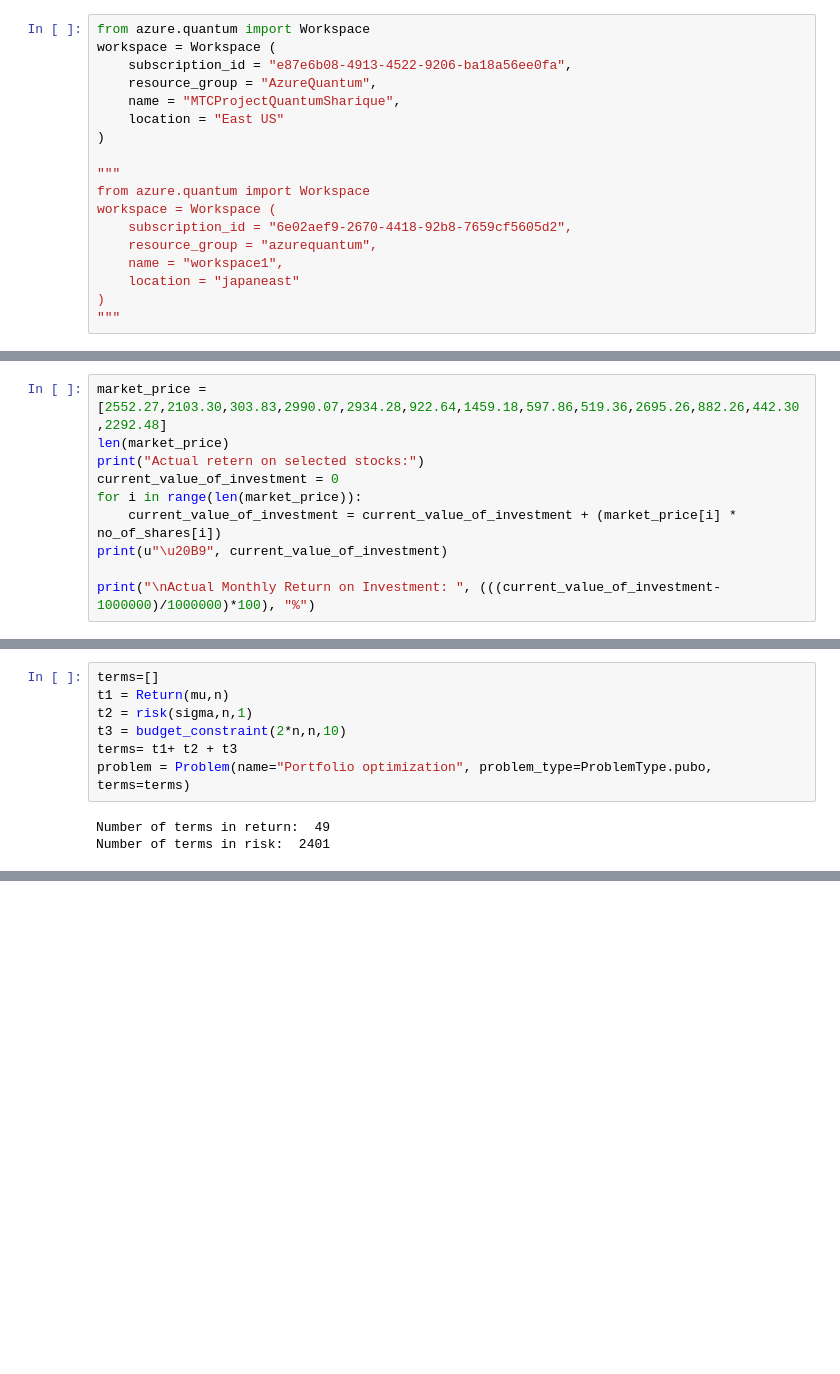
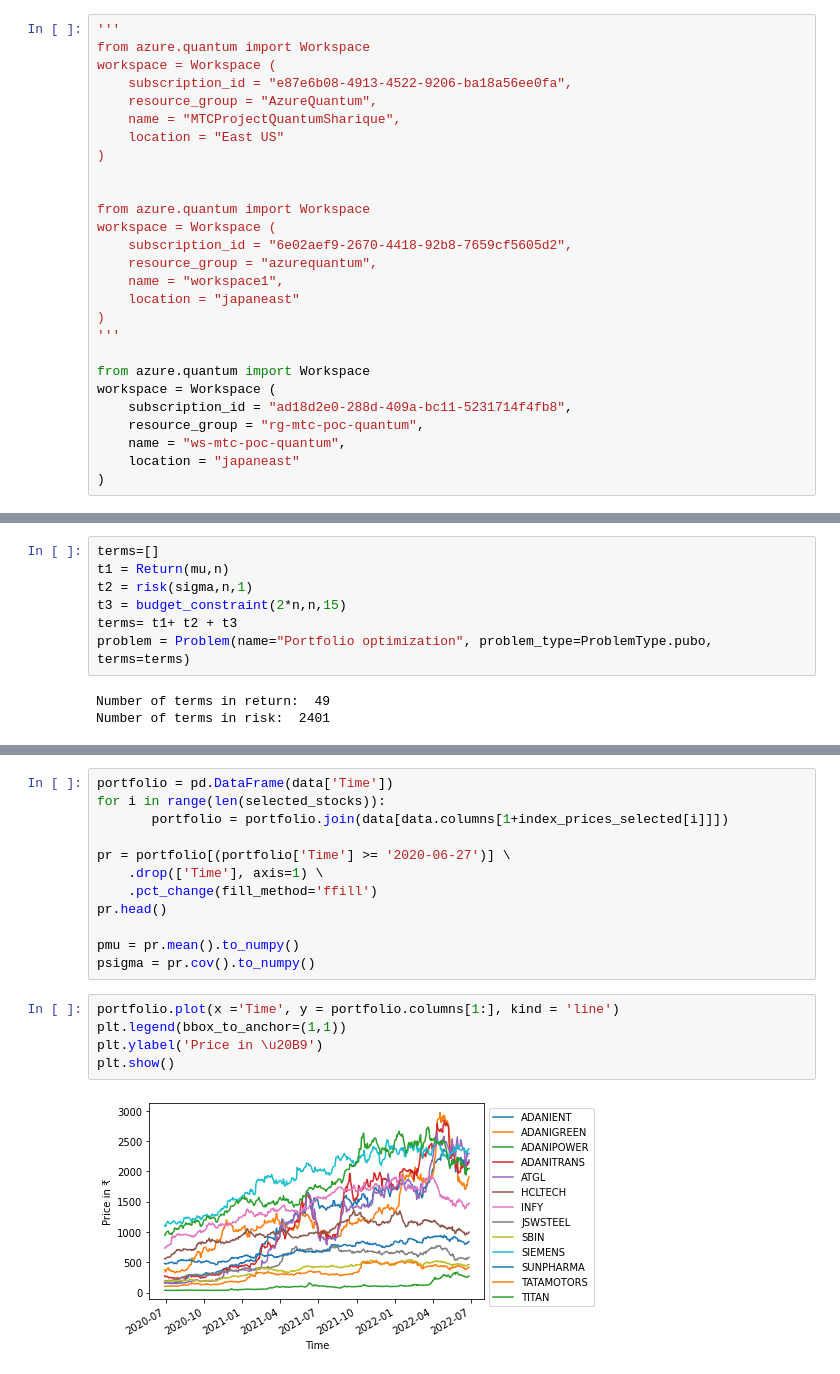
Before and after one commit to Ananyarao610/Project-Quantum, a Jupyter notebook: Portfolio optimzation_BSE.ipynb, the cells around one changed output, grey strips where cells are left out. Drawn from its saved outputs; the diff is of its cells as text; blank space fills up the shorter version.

```diff
--- a/Portfolio optimzation_BSE.ipynb
+++ b/Portfolio optimzation_BSE.ipynb
@@ -87,6 +87,7 @@ mu = r.mean().to_numpy()
 sigma = r.cov().to_numpy()
 n=len(stocks)
 # %%
+'''
 from azure.quantum import Workspace
 workspace = Workspace (
     subscription_id = "e87e6b08-4913-4522-9206-ba18a56ee0fa",
@@ -95,7 +96,7 @@ workspace = Workspace (
     location = "East US"
 )
 
-"""
+
 from azure.quantum import Workspace
 workspace = Workspace (
     subscription_id = "6e02aef9-2670-4418-92b8-7659cf5605d2",
@@ -103,4 +104,12 @@ workspace = Workspace (
     name = "workspace1",
     location = "japaneast"
 )
-"""
+'''
+
+from azure.quantum import Workspace
+workspace = Workspace (
+    subscription_id = "ad18d2e0-288d-409a-bc11-5231714f4fb8",
+    resource_group = "rg-mtc-poc-quantum",
+    name = "ws-mtc-poc-quantum",
+    location = "japaneast"
+)
@@ -359,10 +371,0 @@ Risk :  1.6369 %
-# %%
-market_price =[2552.27,2103.30,303.83,2990.07,2934.28,922.64,1459.18,597.86,519.36,2695.26,882.26,442.30,2292.48]
-len(market_price)
-print("Actual retern on selected stocks:")
-current_value_of_investment = 0
-for i in range(len(market_price)):
-    current_value_of_investment = current_value_of_investment + (market_price[i] * no_of_shares[i])
-print(u"\u20B9", current_value_of_investment)
-
-print("\nActual Monthly Return on Investment: ", (((current_value_of_investment-1000000)/1000000)*100), "%")
@@ -375,7 +375,7 @@ Actual Monthly Return on Investment:  10.511223 %
 terms=[]
 t1 = Return(mu,n)
 t2 = risk(sigma,n,1)
-t3 = budget_constraint(2*n,n,10)
+t3 = budget_constraint(2*n,n,15)
 terms= t1+ t2 + t3
 problem = Problem(name="Portfolio optimization", problem_type=ProblemType.pubo, terms=terms)
 # %% [output]
@@ -450,0 +453,19 @@ Risk :  1.1846 %
+# %%
+portfolio = pd.DataFrame(data['Time'])
+for i in range(len(selected_stocks)):
+       portfolio = portfolio.join(data[data.columns[1+index_prices_selected[i]]])
+
+pr = portfolio[(portfolio['Time'] >= '2020-06-27')] \
+    .drop(['Time'], axis=1) \
+    .pct_change(fill_method='ffill')
+pr.head()
+
+pmu = pr.mean().to_numpy()
+psigma = pr.cov().to_numpy()
+# %%
+portfolio.plot(x ='Time', y = portfolio.columns[1:], kind = 'line')
+plt.legend(bbox_to_anchor=(1,1))
+plt.ylabel('Price in \u20B9')
+plt.show()
+# %% [output]
+[figure, added]
```
Also changed, not shown: parts of 17 cells of this notebook.
